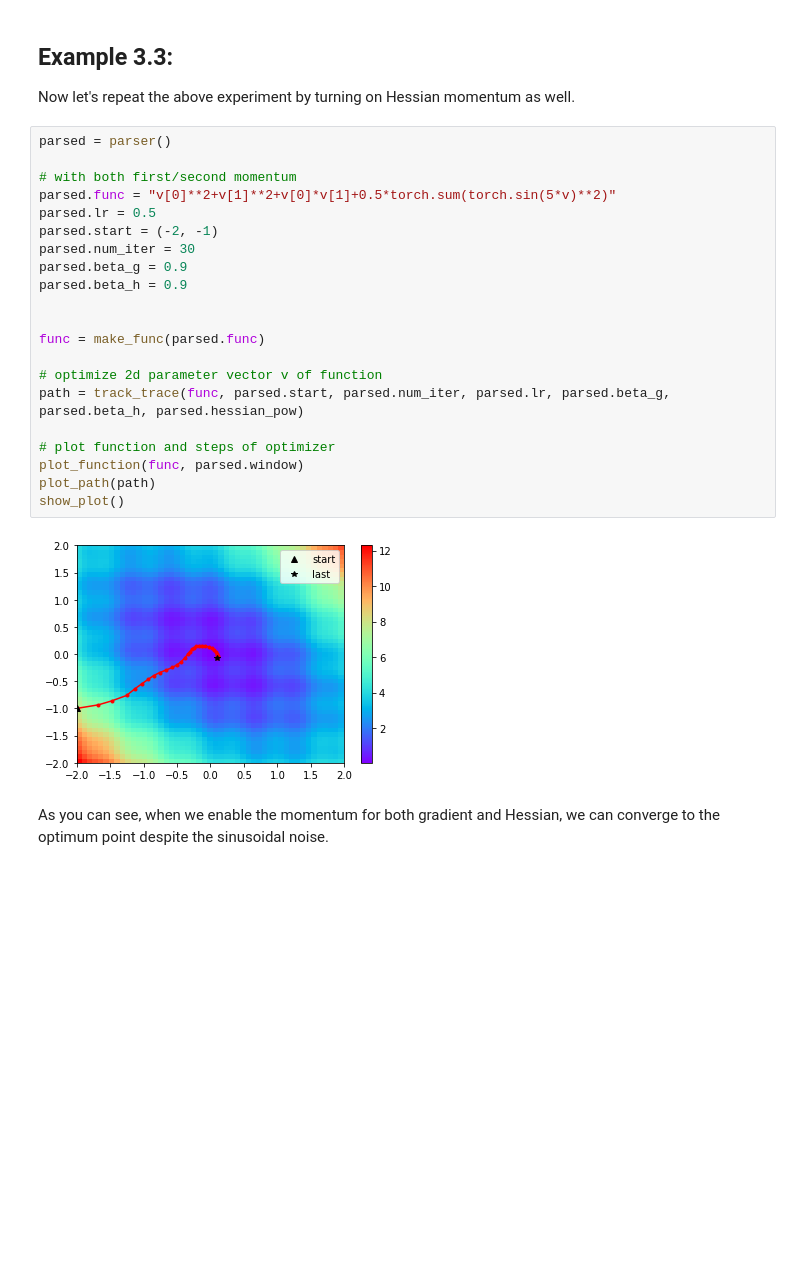
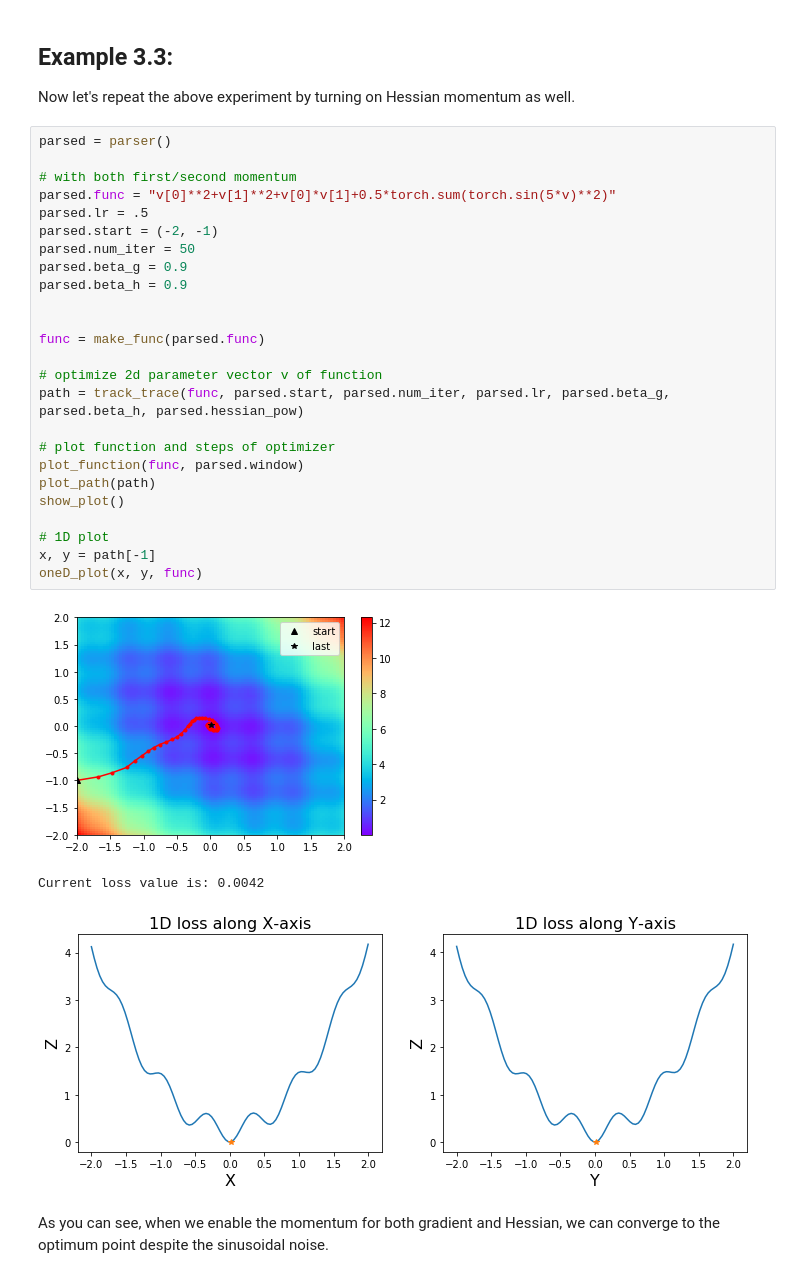
Before and after one commit to yaozhewei/PyHessian_AdaHessian_RiseCamp, a Jupyter notebook: AdaHessian_Tutorial.ipynb, the cells around one changed output. Drawn from its saved outputs; the diff is of its cells as text; blank space fills up the shorter version.

```diff
--- a/AdaHessian_Tutorial.ipynb
+++ b/AdaHessian_Tutorial.ipynb
@@ -147,26 +159,32 @@ Now let's repeat the above experiment by turning on Hessian momentum as well.
 # %%
 parsed = parser()
 
 # with both first/second momentum
 parsed.func = "v[0]**2+v[1]**2+v[0]*v[1]+0.5*torch.sum(torch.sin(5*v)**2)"
-parsed.lr = 0.5
+parsed.lr = .5
 parsed.start = (-2, -1)
-parsed.num_iter = 30
+parsed.num_iter = 50
 parsed.beta_g = 0.9
 parsed.beta_h = 0.9
 
 
 func = make_func(parsed.func)
 
 # optimize 2d parameter vector v of function
 path = track_trace(func, parsed.start, parsed.num_iter, parsed.lr, parsed.beta_g, parsed.beta_h, parsed.hessian_pow)
 
 # plot function and steps of optimizer
 plot_function(func, parsed.window)
 plot_path(path)
 show_plot()
+
+# 1D plot
+x, y = path[-1]
+oneD_plot(x, y, func)
 # %% [output]
-[figure, old version]
+[figure, new version]
+Current loss value is: 0.0042
+[figure, added]
 # %% [markdown]
 As you can see, when we enable the momentum for both gradient and Hessian, we can converge to the optimum point despite the sinusoidal noise.
 # %% [markdown]
```
Also changed, not shown: parts of 9 cells of this notebook, 4 other files.
